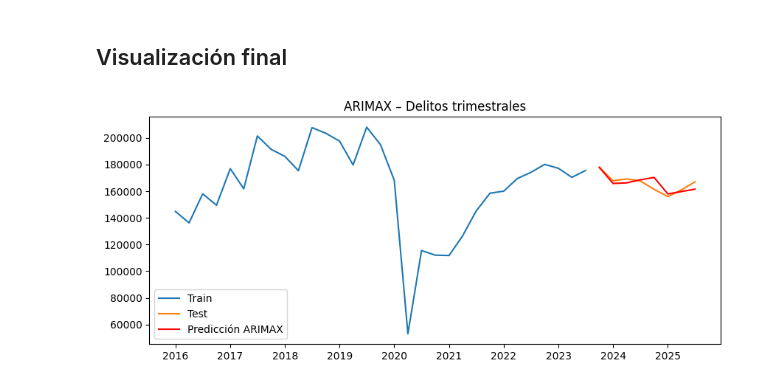
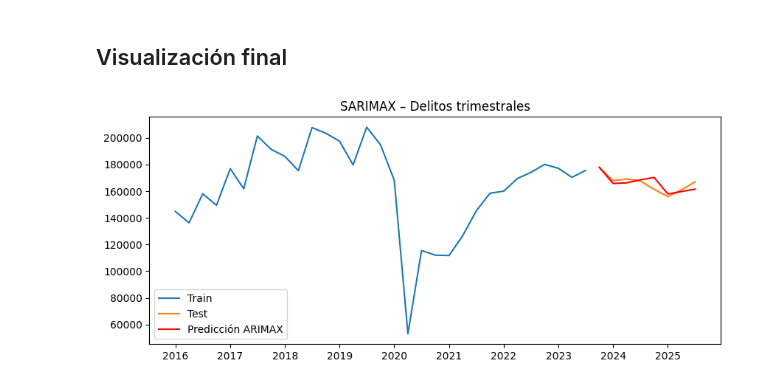
Before and after one commit to 4GeeksAcademy/sp-ml-20-final-project-g4, a Jupyter notebook: src/Analisis y Vizualizacion.ipynb, the cells around one changed output. Cells and saved outputs as stored; diff of their text form; code cells hidden in the pictures.

Commit message:
Update analysis and visualization notebook

```diff
--- a/src/Analisis y Vizualizacion.ipynb
+++ b/src/Analisis y Vizualizacion.ipynb
@@ -514,10 +514,10 @@ mae, rmse, r2
 # %%
 plt.figure(figsize=(10,4))
 plt.plot(y_train, label='Train')
 plt.plot(y_test, label='Test')
 plt.plot(y_pred, label='Predicción ARIMAX', color='red')
 plt.legend()
-plt.title('ARIMAX – Delitos trimestrales')
+plt.title('SARIMAX – Delitos trimestrales')
 plt.show()
 # %% [output]
-[figure, old version]
+[figure, new version]
```
Also changed, not shown: parts of 1 cell of this notebook.
